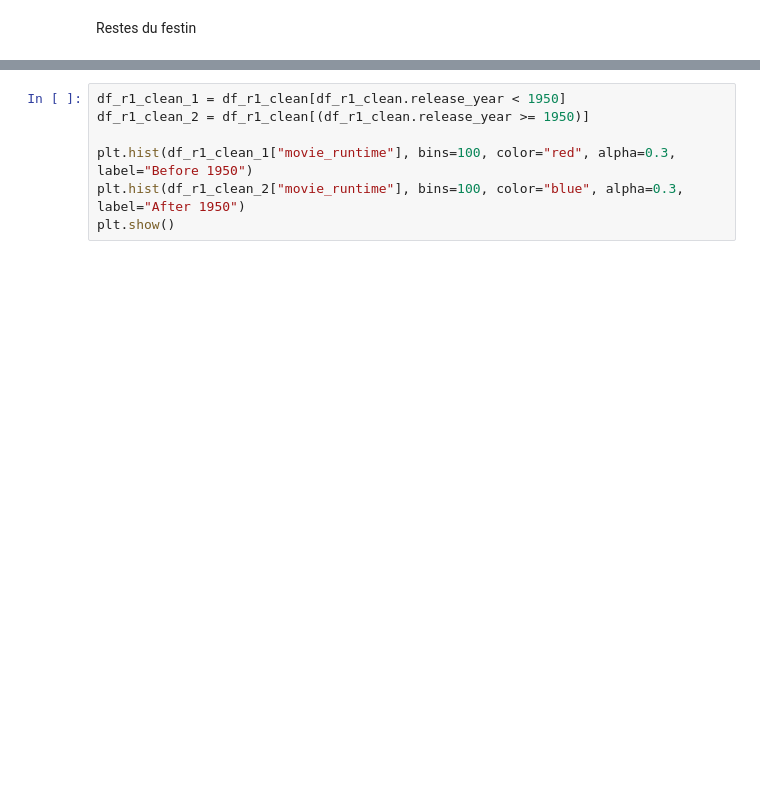
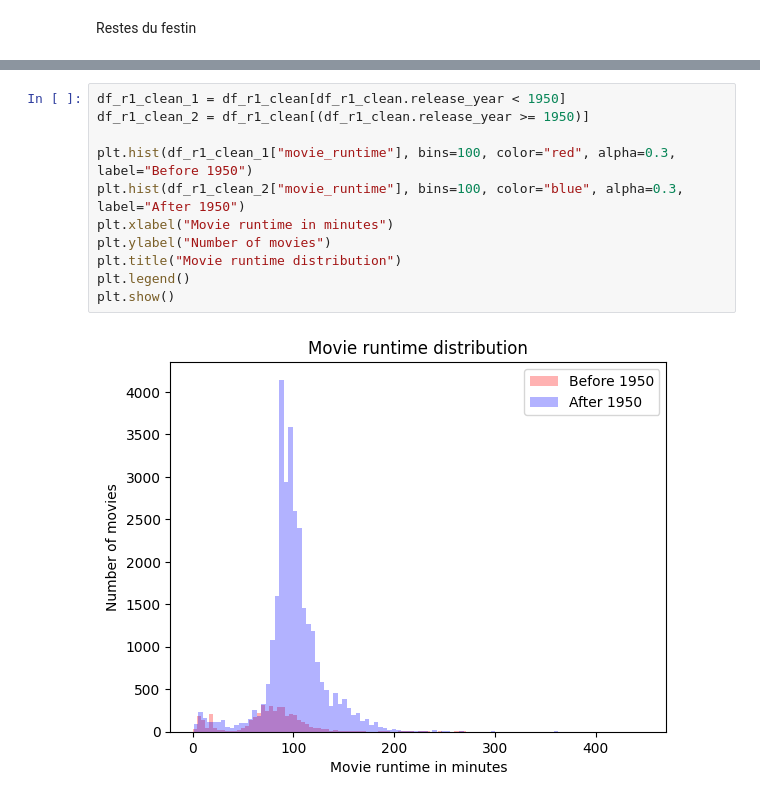
Before and after one commit to epfl-ada/ada-2022-project-r4d4r, a Jupyter notebook: R1.ipynb, the cells around one changed output, grey strips where cells are left out. Saved outputs shown, nothing was run; the diff lists cells and outputs as text; blank space fills up the shorter version.

```diff
--- a/R1.ipynb
+++ b/R1.ipynb
@@ -153,7 +129,13 @@ plt.show()
 # %%
 df_r1_clean_1 = df_r1_clean[df_r1_clean.release_year < 1950]
 df_r1_clean_2 = df_r1_clean[(df_r1_clean.release_year >= 1950)]
 
 plt.hist(df_r1_clean_1["movie_runtime"], bins=100, color="red", alpha=0.3, label="Before 1950")
 plt.hist(df_r1_clean_2["movie_runtime"], bins=100, color="blue", alpha=0.3, label="After 1950")
+plt.xlabel("Movie runtime in minutes")
+plt.ylabel("Number of movies")
+plt.title("Movie runtime distribution")
+plt.legend()
 plt.show()
+# %% [output]
+[figure, added]
```
Also changed, not shown: parts of 12 cells of this notebook.
